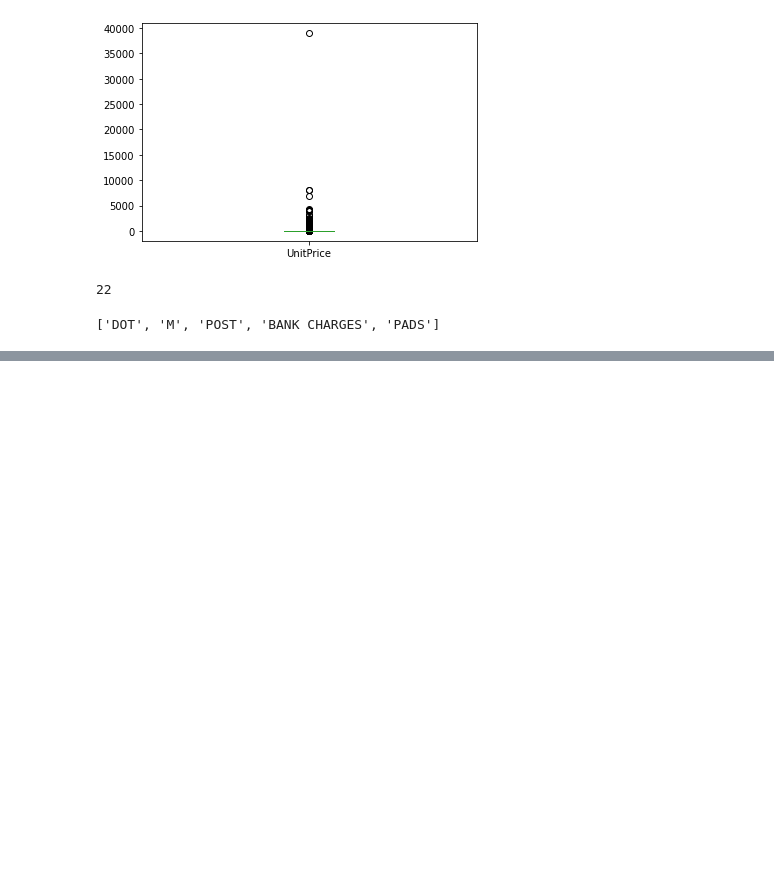
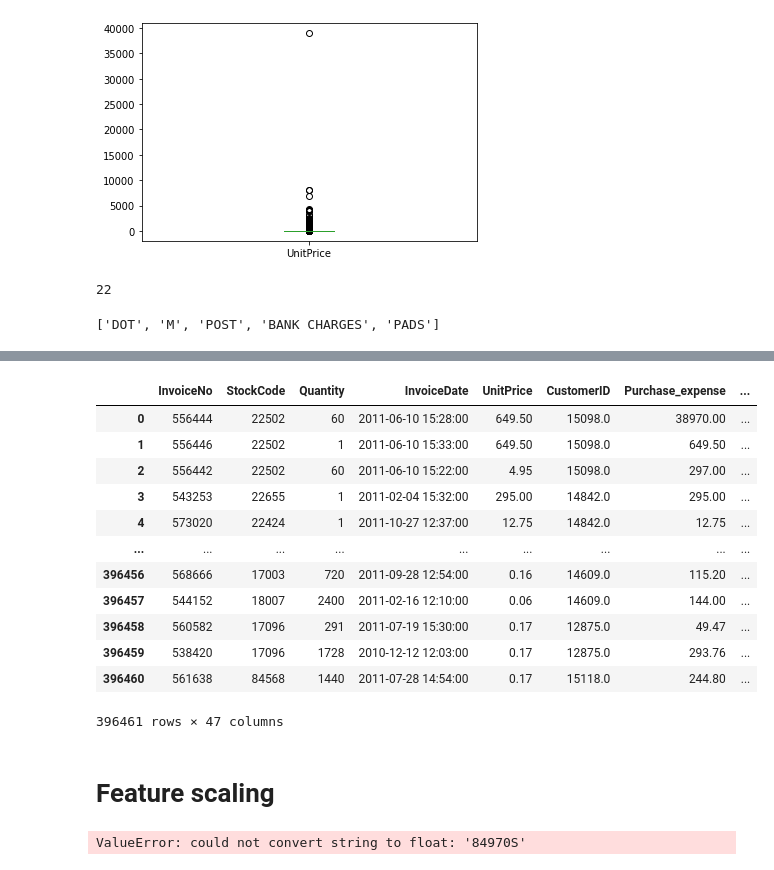
Before and after one commit to NehuenVill/Customer-Segmentation-with-Machine-Learning, a Jupyter notebook: 01_exploration.ipynb, the cells around one changed output, grey strips where cells are left out. Drawn from its saved outputs; the diff is of its cells as text; code cells hidden in the pictures; blank space fills up the shorter version.

```diff
--- a/01_exploration.ipynb
+++ b/01_exploration.ipynb
@@ -86,0 +169,18 @@ for word in stock_with_words:
+# %%
+df_encoded = pd.get_dummies(df, columns=['Country'])
+# %%
+df_encoded
+# %% [output]
+|  | InvoiceNo | StockCode | Quantity | InvoiceDate | UnitPrice | CustomerID | Purchase_expense | ... |
+| 0 | 556444 | 22502 | 60 | 2011-06-10 15:28:00 | 649.50 | 15098.0 | 38970.00 | ... |
+| 1 | 556446 | 22502 | 1 | 2011-06-10 15:33:00 | 649.50 | 15098.0 | 649.50 | ... |
+| 2 | 556442 | 22502 | 60 | 2011-06-10 15:22:00 | 4.95 | 15098.0 | 297.00 | ... |
+| 3 | 543253 | 22655 | 1 | 2011-02-04 15:32:00 | 295.00 | 14842.0 | 295.00 | ... |
+| 4 | 573020 | 22424 | 1 | 2011-10-27 12:37:00 | 12.75 | 14842.0 | 12.75 | ... |
+| ... | ... | ... | ... | ... | ... | ... | ... | ... |
+| 396456 | 568666 | 17003 | 720 | 2011-09-28 12:54:00 | 0.16 | 14609.0 | 115.20 | ... |
+| 396457 | 544152 | 18007 | 2400 | 2011-02-16 12:10:00 | 0.06 | 14609.0 | 144.00 | ... |
+| 396458 | 560582 | 17096 | 291 | 2011-07-19 15:30:00 | 0.17 | 12875.0 | 49.47 | ... |
+| 396459 | 538420 | 17096 | 1728 | 2010-12-12 12:03:00 | 0.17 | 12875.0 | 293.76 | ... |
+| 396460 | 561638 | 84568 | 1440 | 2011-07-28 14:54:00 | 0.17 | 15118.0 | 244.80 | ... |
+396461 rows × 47 columns
@@ -86,0 +189,2 @@ for word in stock_with_words:
+# %% [markdown]
+# Feature scaling
@@ -86,0 +193,5 @@ for word in stock_with_words:
+# %%
+scaler = StandardScaler()
+df_scaled = scaler.fit_transform(df)
+# %% [output]
+ValueError: could not convert string to float: '84970S'
```
Also changed, not shown: parts of 20 cells of this notebook.
